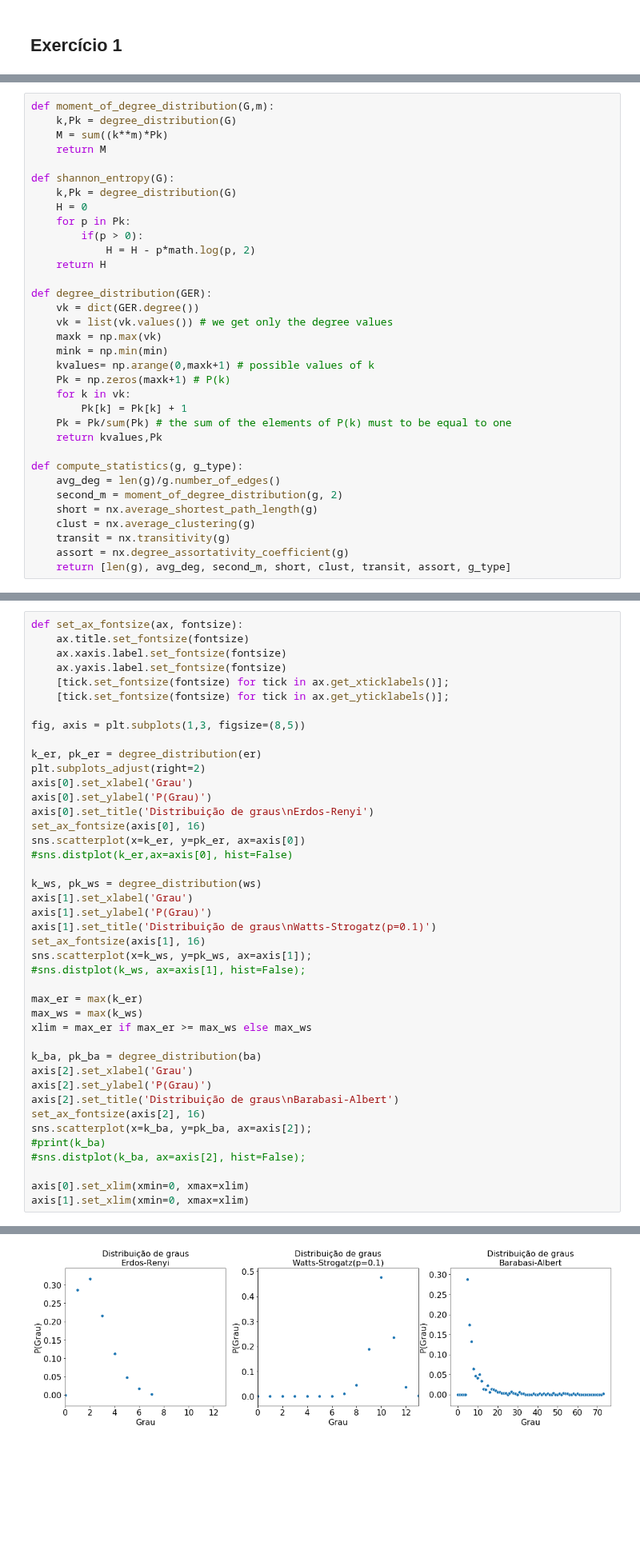
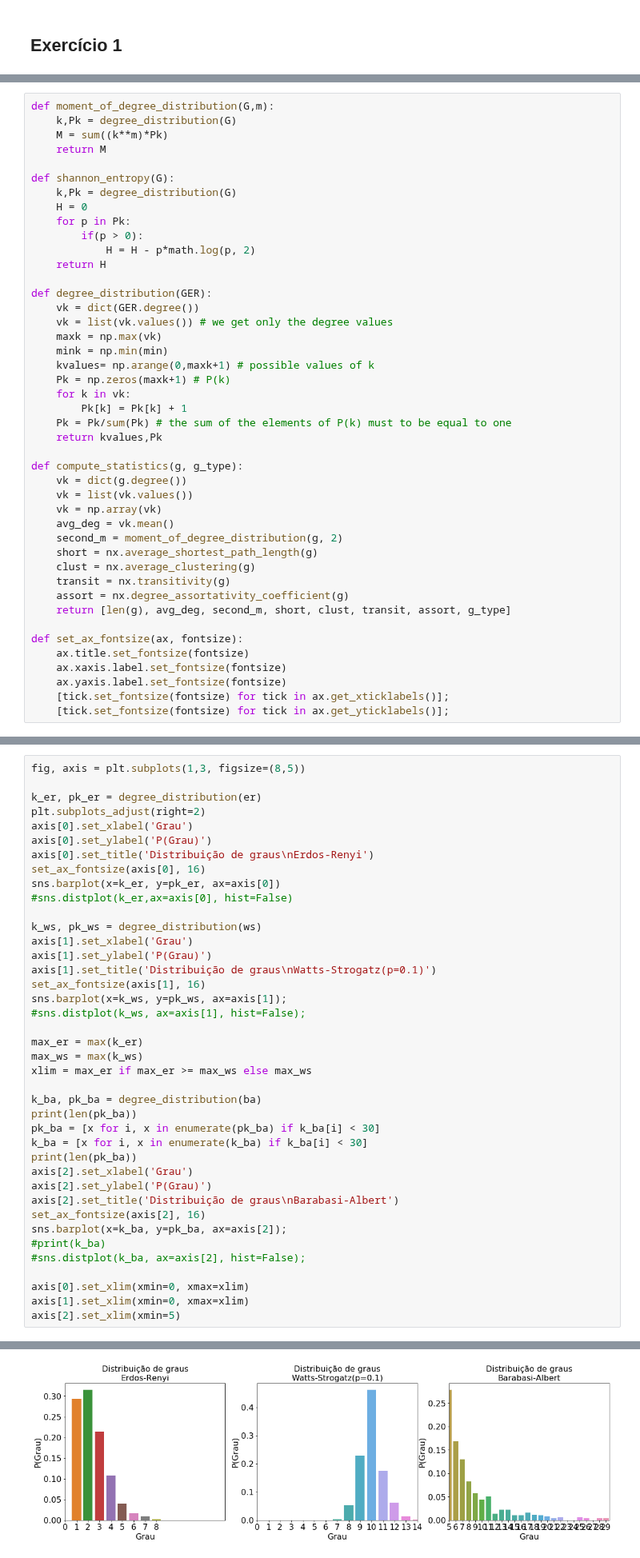
Before and after one commit to guimilan/redes_complexas, a Jupyter notebook: lista3/Lista3_wip.ipynb, the cells around one changed output, grey strips where cells are left out. Shown at 80% size. Cells and saved outputs as stored; diff of their text form; blank space fills up the shorter version.

```diff
--- a/lista3/Lista3_wip.ipynb
+++ b/lista3/Lista3_wip.ipynb
@@ -40,11 +46,21 @@ def degree_distribution(GER):
     return kvalues,Pk
 
 def compute_statistics(g, g_type):
-    avg_deg = len(g)/g.number_of_edges()
+    vk = dict(g.degree())
+    vk = list(vk.values())
+    vk = np.array(vk)
+    avg_deg = vk.mean()
     second_m = moment_of_degree_distribution(g, 2)
     short = nx.average_shortest_path_length(g)
     clust = nx.average_clustering(g)
     transit = nx.transitivity(g)
     assort = nx.degree_assortativity_coefficient(g)
     return [len(g), avg_deg, second_m, short, clust, transit, assort, g_type]
+
+def set_ax_fontsize(ax, fontsize):
+    ax.title.set_fontsize(fontsize)
+    ax.xaxis.label.set_fontsize(fontsize)
+    ax.yaxis.label.set_fontsize(fontsize)
+    [tick.set_fontsize(fontsize) for tick in ax.get_xticklabels()];
+    [tick.set_fontsize(fontsize) for tick in ax.get_yticklabels()];
 # %%
@@ -102,11 +147,4 @@ net_df
 # %%
-def set_ax_fontsize(ax, fontsize):
-    ax.title.set_fontsize(fontsize)
-    ax.xaxis.label.set_fontsize(fontsize)
-    ax.yaxis.label.set_fontsize(fontsize)
-    [tick.set_fontsize(fontsize) for tick in ax.get_xticklabels()];
-    [tick.set_fontsize(fontsize) for tick in ax.get_yticklabels()];
-
 fig, axis = plt.subplots(1,3, figsize=(8,5))
 
 k_er, pk_er = degree_distribution(er)
@@ -115,7 +153,7 @@ axis[0].set_xlabel('Grau')
 axis[0].set_ylabel('P(Grau)')
 axis[0].set_title('Distribuição de graus\nErdos-Renyi')
 set_ax_fontsize(axis[0], 16)
-sns.scatterplot(x=k_er, y=pk_er, ax=axis[0])
+sns.barplot(x=k_er, y=pk_er, ax=axis[0])
 #sns.distplot(k_er,ax=axis[0], hist=False)
 
 k_ws, pk_ws = degree_distribution(ws)
@@ -123,7 +161,7 @@ axis[1].set_xlabel('Grau')
 axis[1].set_ylabel('P(Grau)')
 axis[1].set_title('Distribuição de graus\nWatts-Strogatz(p=0.1)')
 set_ax_fontsize(axis[1], 16)
-sns.scatterplot(x=k_ws, y=pk_ws, ax=axis[1]);
+sns.barplot(x=k_ws, y=pk_ws, ax=axis[1]);
 #sns.distplot(k_ws, ax=axis[1], hist=False);
 
 max_er = max(k_er)
@@ -131,14 +169,19 @@ max_ws = max(k_ws)
 xlim = max_er if max_er >= max_ws else max_ws
 
 k_ba, pk_ba = degree_distribution(ba)
+print(len(pk_ba))
+pk_ba = [x for i, x in enumerate(pk_ba) if k_ba[i] < 30]
+k_ba = [x for i, x in enumerate(k_ba) if k_ba[i] < 30]
+print(len(pk_ba))
 axis[2].set_xlabel('Grau')
 axis[2].set_ylabel('P(Grau)')
 axis[2].set_title('Distribuição de graus\nBarabasi-Albert')
 set_ax_fontsize(axis[2], 16)
-sns.scatterplot(x=k_ba, y=pk_ba, ax=axis[2]);
+sns.barplot(x=k_ba, y=pk_ba, ax=axis[2]);
 #print(k_ba)
 #sns.distplot(k_ba, ax=axis[2], hist=False);
 
 axis[0].set_xlim(xmin=0, xmax=xlim)
 axis[1].set_xlim(xmin=0, xmax=xlim)
+axis[2].set_xlim(xmin=5)
 # %% [output]
@@ -146,2 +191,2 @@ axis[1].set_xlim(xmin=0, xmax=xlim)
-[figure, old version]
+[figure, new version]
 # %% [markdown]
```
Also changed, not shown: parts of 37 cells of this notebook, 1 other file.
